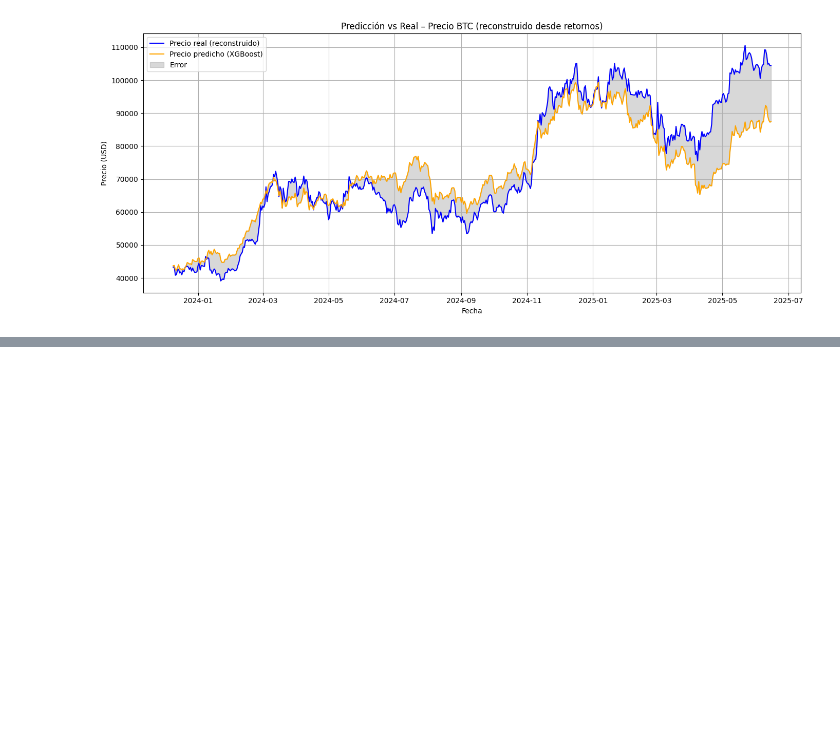
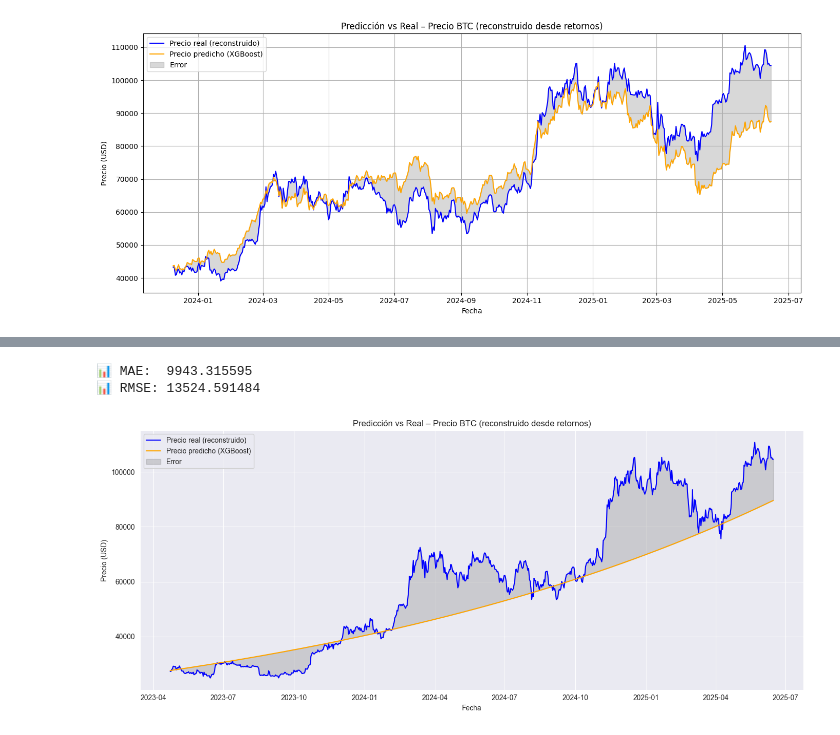
Before and after one commit to claudiobarril/tp_ast1_19co2024, a Jupyter notebook: notebooks/4_train_model_xgboost.ipynb, the cells around one changed output, grey strips where cells are left out. Saved outputs shown, nothing was run; the diff lists cells and outputs as text; code cells hidden in the pictures; blank space fills up the shorter version.

```diff
--- a/notebooks/4_train_model_xgboost.ipynb
+++ b/notebooks/4_train_model_xgboost.ipynb
@@ -170,3 +168,25 @@ plot(price_real, price_pred)
 📊 MAE:  6558.357472
 📊 RMSE: 8506.681915
 [figure]
+# %%
+df = pd.read_csv("../datasets/merged/master_improved.csv", index_col=0, parse_dates=True)
+df = df.reset_index().rename(columns={'index': 'ds'})
+
+target = 'btc_log_return'
+
+lags = [1, 2, 3]
+
+for lag in lags:
+    df[f'lag_{lag}'] = df[target].shift(lag)
+
+features = [f'lag_{lag}' for lag in lags]
+df_model = df[['ds', target] + features].dropna().copy()
+
+train_size = int(len(df_model) * 0.8)
+train = df_model.iloc[:train_size]
+test = df_model.iloc[train_size:]
+
+X_train = train[features]
+y_train = train[target]
+X_test = test[features]
+y_test = test[target]
@@ -172,0 +223,26 @@ plot(price_real, price_pred)
+# %%
+# Hiperparámetros óptimos
+best_params = {
+    'n_estimators': 116,
+    'max_depth': 2,
+    'learning_rate': 0.15476536257440474,
+    'subsample': 0.7422230714613174,
+    'colsample_bytree': 0.8222861875265084,
+    'gamma': 2.051735710190279,
+    'random_state': 42
+}
+
+# Instanciar el modelo
+model = XGBRegressor(**best_params)
+model.fit(X_train, y_train)
+y_pred = model.predict(X_test)
+
+price_real, price_pred, mae, rmse = transform_log(df, y_test, y_pred)
+
+print(f"📊 MAE:  {mae:.6f}")
+print(f"📊 RMSE: {rmse:.6f}")
+plot(price_real, price_pred)
+# %% [output]
+📊 MAE:  9943.315595
+📊 RMSE: 13524.591484
+[figure, added]
```
Also changed, not shown: parts of 3 cells of this notebook, 1 other file.
